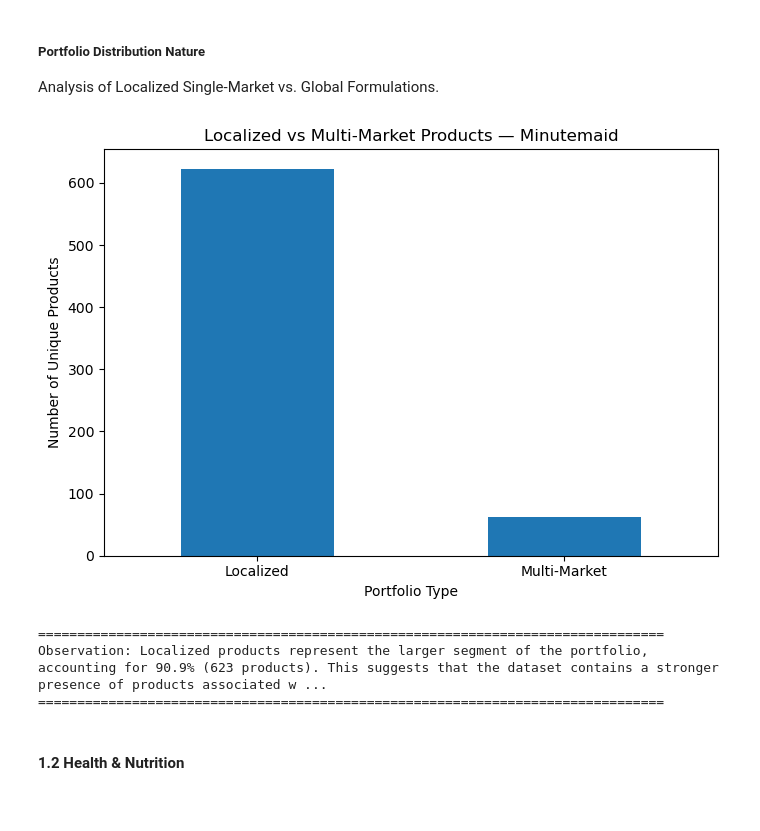
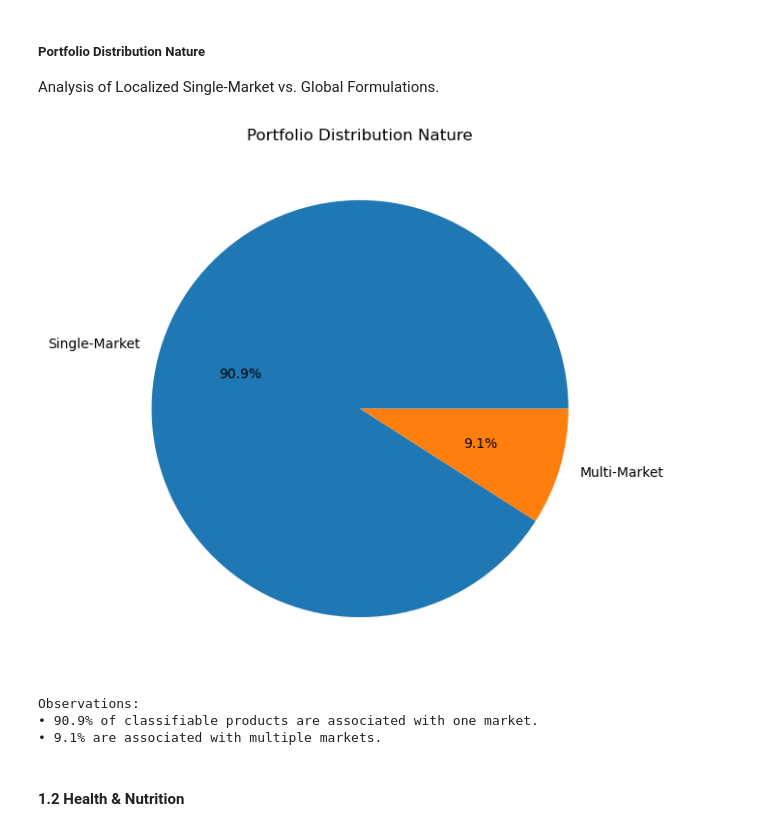
Before and after one commit to Codon-s/cpg-product-intelligence, a Jupyter notebook: report.ipynb, the cells around one changed output. Drawn from its saved outputs; the diff is of its cells as text; code cells hidden in the pictures.

Commit message:
done with the analysis for  minutemaid and updated the report

```diff
--- a/report.ipynb
+++ b/report.ipynb
@@ -1599,13 +218,49 @@ def plot_portfolio_distribution(
 # %%
-plot_portfolio_distribution(
-    country_df,
-    brand_name
-)
+# Portfolio Distribution Nature
+df = minutemaid
+
+c = df["countries_tags"].astype("string").str.replace(";", ",").str.split(",")
+c = c.explode().str.strip()
+c = c[~c.str.lower().isin(["unknown", "n/a", "na", "none", "null", ""])].dropna()
+
+if c.empty:
+    print("Insufficient data: no usable country information available.")
+else:
+    n = c.groupby(c.index).nunique()
+    # For duplicate indices, use row position instead.
+    temp = df["countries_tags"].astype("string").str.replace(";", ",").str.split(",")
+    invalid = {"unknown", "n/a", "na", "none", "null", ""}
+
+    def count_valid(values):
+        if not isinstance(values, (list, tuple)):
+            return 0
+        return sum(
+            pd.notna(value) and str(value).strip().lower() not in invalid
+            for value in values
+        )
+
+    scope = temp.apply(count_valid)
+
+    single = (scope == 1).sum()
+    multi = (scope > 1).sum()
+
+    if single + multi == 0:
+        print("Insufficient data: products cannot be classified by market scope.")
+    else:
+        pd.Series({"Single-Market": single, "Multi-Market": multi}).plot(
+            kind="pie", autopct="%1.1f%%", figsize=(7,7), title="Portfolio Distribution Nature"
+        )
+        plt.ylabel("")
+        plt.show()
+
+        print("\nObservations:")
+        print(f"• {single/(single+multi)*100:.1f}% of classifiable products are associated with one market.")
+        print(f"• {multi/(single+multi)*100:.1f}% are associated with multiple markets.")
 # %% [output]
-[figure, old version]
+[figure, new version]
-================================================================================
-Observation: Localized products represent the larger segment of the portfolio, accounting for 90.9% (623 products). This suggests that the dataset contains a stronger presence of products associated w ...
-================================================================================
+Observations:
+• 90.9% of classifiable products are associated with one market.
+• 9.1% are associated with multiple markets.
 # %% [markdown]
 #### 1.2 Health & Nutrition
 # %% [markdown]
```
Also changed, not shown: parts of 44 cells of this notebook.
